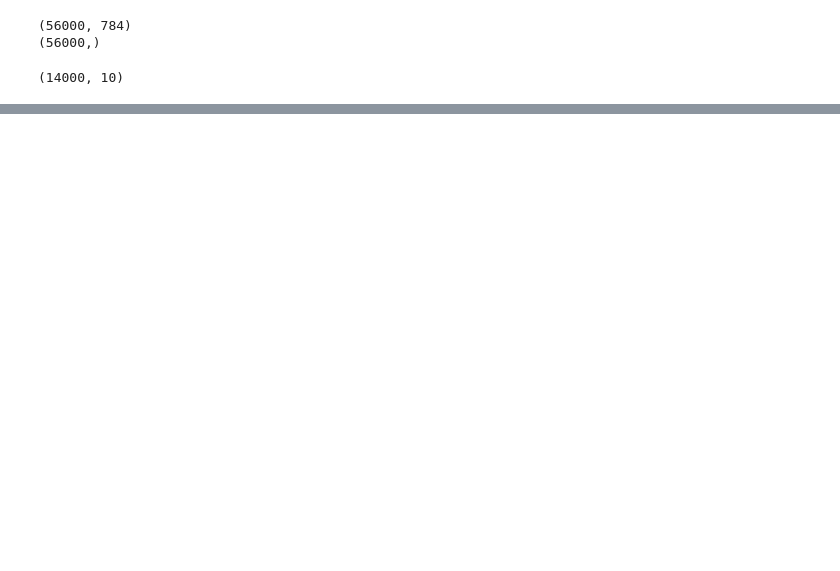
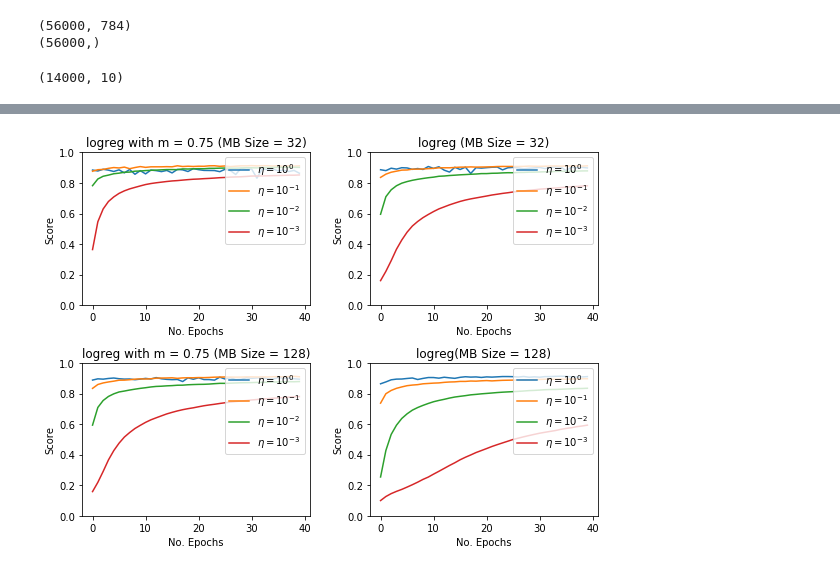
Before and after one commit to nicholaskarlsen/FYS-STK4155, a Jupyter notebook: project_2/notebooks/Logreg.ipynb, the cells around one changed output, grey strips where cells are left out. Cells and saved outputs as stored; diff of their text form; code cells hidden in the pictures; blank space fills up the shorter version.

Commit message:
Logreg is finalized with momentum_SGD. See notebook for production results, and the bottom part for comparison with SKL.

```diff
--- a/project_2/notebooks/Logreg.ipynb
+++ b/project_2/notebooks/Logreg.ipynb
@@ -78,2 +65,0 @@ y_pred = FFNN.predict(X_test)
-# %%
-y_test_model = np.argmax(y_pred,axis=1)
@@ -86,0 +164,46 @@ np.random.randn(X_train.shape[1], y_train_onehot.shape[1]).shape
+# %%
+FIGSIZE = (4, 3)
+YLIMS = [0, 1]
+
+plt.figure(figsize=FIGSIZE * np.array([2, 2]))
+plt.subplot(221)
+for i in range(len(learning_rate)-1, -1, -1):
+    plt.plot(logreg_score_momentum[0, i, :], label="$\eta = 10^{%i}$" % int(np.log10(learning_rate[i])))
+plt.xlabel("No. Epochs")
+plt.ylabel("Score")
+plt.ylim(YLIMS)
+plt.legend(loc="upper right")
+plt.title(f"logreg with m = {momentum} (MB Size = {32})")
+
+plt.subplot(222)
+for i in range(len(learning_rate)-1, -1, -1):
+    plt.plot(logreg_score[0, i, :], label="$\eta = 10^{%i}$" % int(np.log10(learning_rate[i])))
+plt.xlabel("No. Epochs")
+plt.ylabel("Score")
+plt.ylim(YLIMS)
+plt.legend(loc="upper right")
+plt.title(f"logreg (MB Size = {32})")
+
+
+plt.subplot(223)
+for i in range(len(learning_rate)-1, -1, -1):
+    plt.plot(logreg_score_momentum[1, i, :], label="$\eta = 10^{%i}$" % int(np.log10(learning_rate[i])))
+plt.xlabel("No. Epochs")
+plt.ylabel("Score")
+plt.ylim(YLIMS)
+plt.legend(loc="upper right")
+plt.title(f"logreg with m = {momentum} (MB Size = {128})")
+
+plt.subplot(224)
+for i in range(len(learning_rate)-1, -1, -1):
+    plt.plot(logreg_score[1, i, :], label="$\eta = 10^{%i}$" % int(np.log10(learning_rate[i])))
+plt.xlabel("No. Epochs")
+plt.ylabel("Score")
+plt.ylim(YLIMS)
+fig_leg = plt.legend(loc="upper right")
+plt.title(f"logreg(MB Size = {128})")
+
+
+plt.tight_layout()
+# %% [output]
+[figure, added]
```
Also changed, not shown: parts of 16 cells of this notebook, 1 other file.
